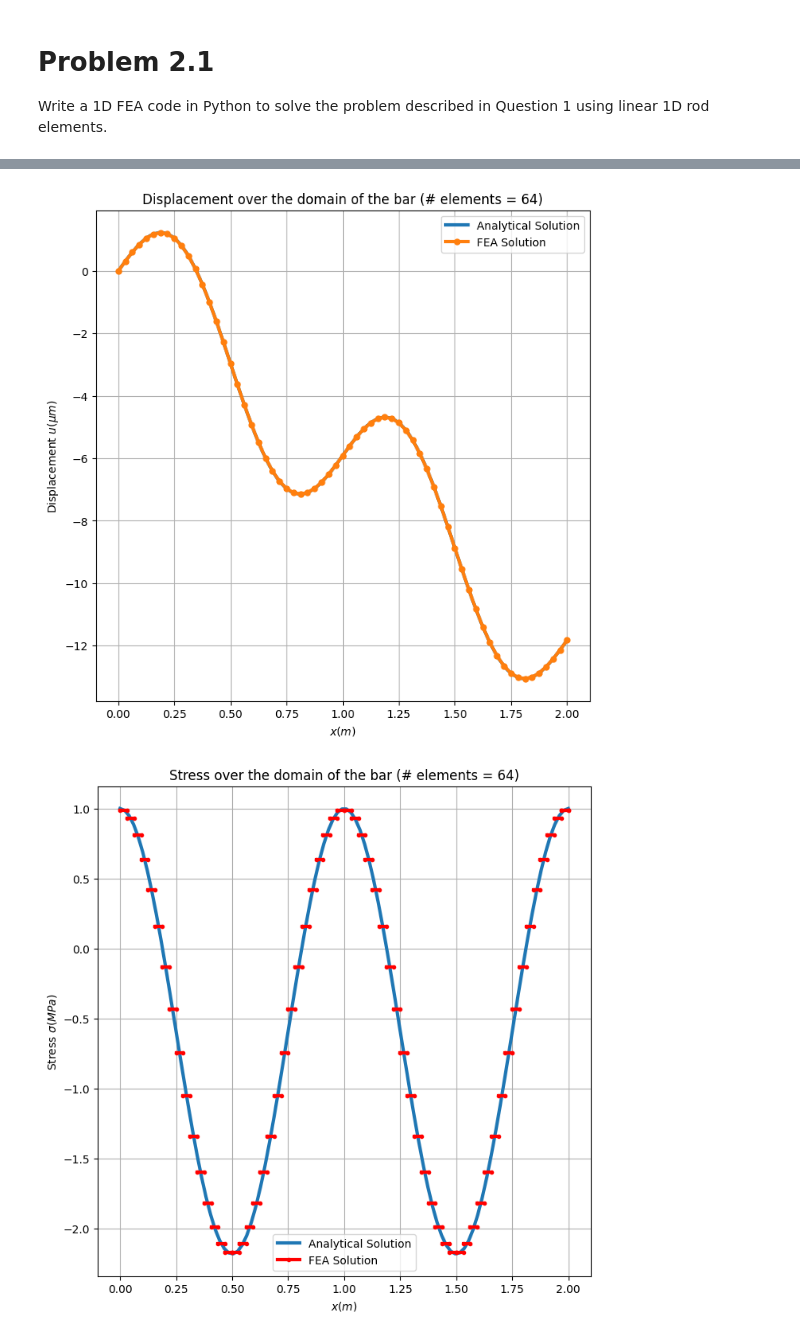
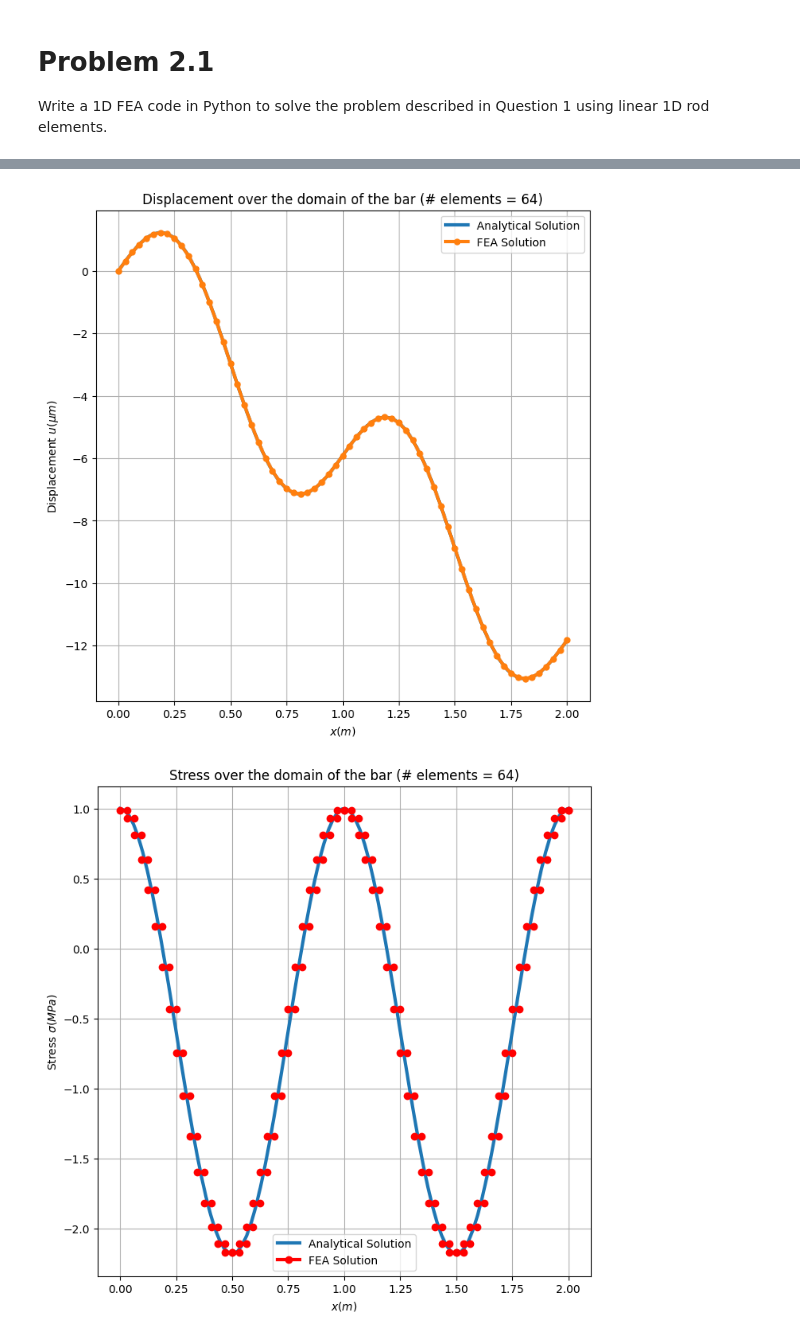
Before and after one commit to Ali-7800/ME471, a Jupyter notebook: projects/project_1.ipynb, the cells around one changed output, grey strips where cells are left out. Saved outputs shown, nothing was run; the diff lists cells and outputs as text; code cells hidden in the pictures.

Commit message:
problem 4

```diff
--- a/projects/project_1.ipynb
+++ b/projects/project_1.ipynb
@@ -103,8 +103,14 @@ class Fixed1DRodFEA:
   def plot_stress(self,node_positions:np.ndarray,stress:np.ndarray):
     #plot for stress in MPa
     for i,stress_value in enumerate(stress):
-      plt.plot(node_positions[i:i+2],np.array([stress_value,stress_value])*1e-6,"-r",linewidth=3,marker=".")
-    plt.plot(node_positions[i:i+2],np.array([stress_value,stress_value])*1e-6,"-r",linewidth=3,label="FEA Solution",marker=".") #to get the legend label
+      plt.plot(node_positions[i:i+2],np.array([stress_value,stress_value])*1e-6,"-r",linewidth=3,marker="o")
+    plt.plot(node_positions[i:i+2],np.array([stress_value,stress_value])*1e-6,"-r",linewidth=3,label="FEA Solution",marker="o") #to get the legend label
+
+  def compute_L2_norm(self,node_positions:np.ndarray,u_FEA:np.ndarray,u_analytical:callable):
+    return (sp.integrate.simpson(x = node_positions,y=(u_FEA-u_analytical(node_positions))**2))**0.5
+
+  def compute_strain_energy(self,node_positons,stress,strain):
+    return sp.integrate.simpson(x = node_positons[:-1],y=(0.5*stress*strain*node_positions[:-1]))
 # %%
 problem_1_rod = Fixed1DRodFEA(
     length=L,
@@ -114,33 +120,36 @@ problem_1_rod = Fixed1DRodFEA(
     body_force=lambda x:1e7*np.sin(4*np.pi*x/L),#N/m^3
 )
 meshes = [8,16,32,64]
+L2_norms = []
 for N in meshes:
   node_positions,u_FEA,strain,stress,R = problem_1_rod.solve(N)
   #plot for displacement
   plt.figure(figsize=(8, 8))
   plt.plot(x,u_analytical(x)*1e6,linewidth=3,label="Analytical Solution")
   plt.plot(node_positions,u_FEA*1e6,linewidth=3,label="FEA Solution",marker=".",markersize=10)
   plt.legend()
   plt.xlabel("$x(m)$")
   plt.ylabel("Displacement $u(\mu m)$")
   plt.title("Displacement over the domain of the bar (# elements = {0})".format(N))
   plt.grid()
-  plt.figure(figsize=(8, 8))
 
   #plot for stress
+  plt.figure(figsize=(8, 8))
   plt.plot(x,stress_analytical*1e-6,linewidth=3,label="Analytical Solution")
   problem_1_rod.plot_stress(node_positions,stress)
   plt.legend()
   plt.xlabel("$x(m)$")
   plt.ylabel("Stress $\sigma(MPa)$")
   plt.title("Stress over the domain of the bar (# elements = {0})".format(N))
   plt.grid()
+
+  L2_norms.append(problem_1_rod.compute_L2_norm(node_positions,u_FEA,u_analytical))
 # %% [output]
 [figure]
 [figure]
 [figure]
 [figure]
 [figure]
 [figure]
 [figure]
-[figure, old version]
+[figure, new version]
```
Also changed, not shown: parts of 4 cells of this notebook.
